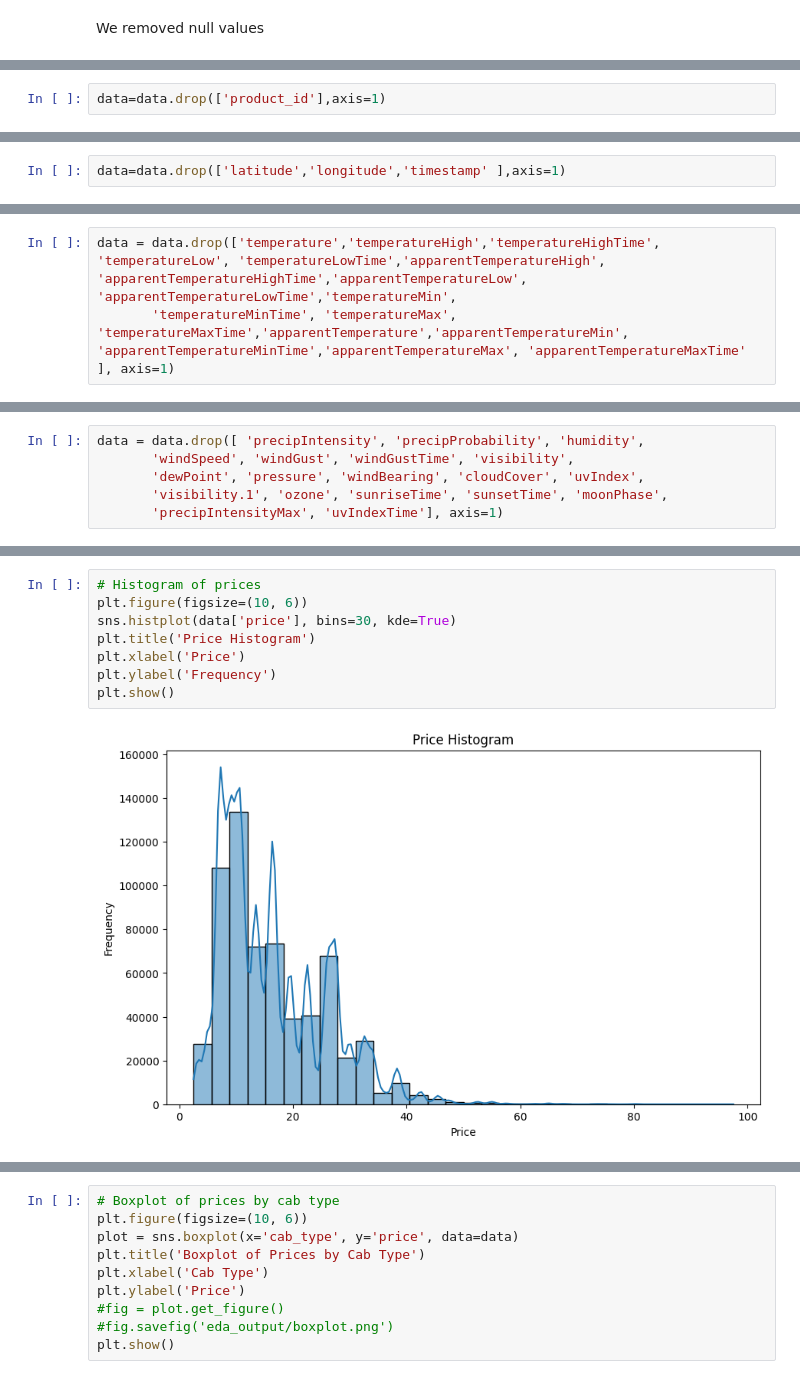
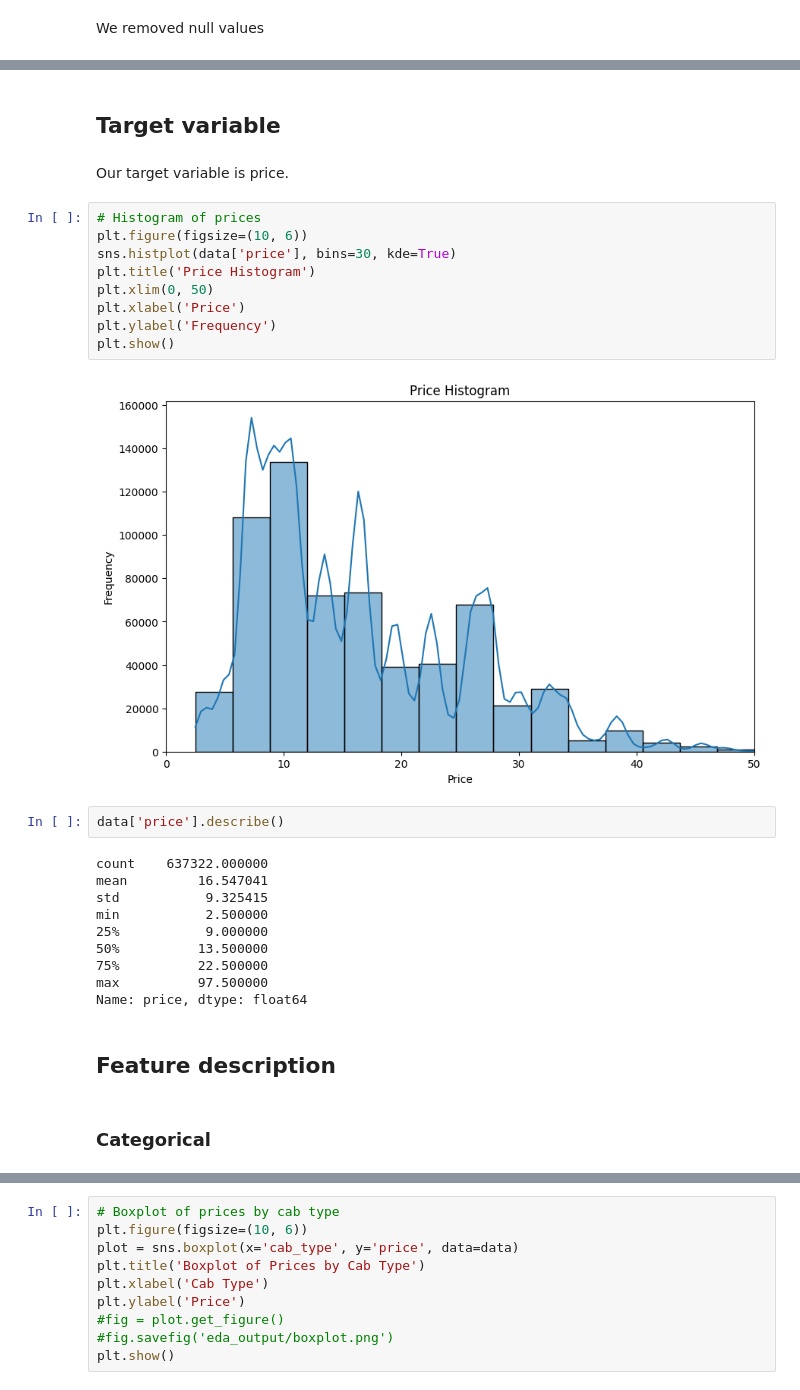
Before and after one commit to kasiadybcio/ML_2_regression-, a Jupyter notebook: notebooks/1. eda.ipynb, the cells around one changed output, grey strips where cells are left out. Drawn from its saved outputs; the diff is of its cells as text.

```diff
--- a/notebooks/1. eda.ipynb
+++ b/notebooks/1. eda.ipynb
@@ -211,2 +188,0 @@ Name: product_id, dtype: object
-# %%
-data=data.drop(['product_id'],axis=1)
@@ -215,2 +188,0 @@ We can also get rid of latitude and longitude
-# %%
-data=data.drop(['latitude','longitude','timestamp' ],axis=1)
@@ -249,3 +188,0 @@ We are getting rid of tempareture features as they do not impact price
-# %%
-data = data.drop(['temperature','temperatureHigh','temperatureHighTime', 'temperatureLow', 'temperatureLowTime','apparentTemperatureHigh', 'apparentTemperatureHighTime','apparentTemperatureLow', 'apparentTemperatureLowTime','temperatureMin',
-       'temperatureMinTime', 'temperatureMax', 'temperatureMaxTime','apparentTemperature','apparentTemperatureMin', 'apparentTemperatureMinTime','apparentTemperatureMax', 'apparentTemperatureMaxTime' ], axis=1)
@@ -278,6 +188,0 @@ price_corr.plot.bar()
-# %%
-data = data.drop([ 'precipIntensity', 'precipProbability', 'humidity',
-       'windSpeed', 'windGust', 'windGustTime', 'visibility',
-       'dewPoint', 'pressure', 'windBearing', 'cloudCover', 'uvIndex',
-       'visibility.1', 'ozone', 'sunriseTime', 'sunsetTime', 'moonPhase',
-       'precipIntensityMax', 'uvIndexTime'], axis=1)
@@ -308,10 +189,31 @@ Name: price, dtype: float64
-# %%
-# Histogram of prices
-plt.figure(figsize=(10, 6))
-sns.histplot(data['price'], bins=30, kde=True)
-plt.title('Price Histogram')
-plt.xlabel('Price')
-plt.ylabel('Frequency')
-plt.show()
-# %% [output]
-[figure, removed]
+# %% [markdown]
+## Target variable
+# %% [markdown]
+Our target variable is price.
+# %%
+# Histogram of prices
+plt.figure(figsize=(10, 6))
+sns.histplot(data['price'], bins=30, kde=True)
+plt.title('Price Histogram')
+plt.xlim(0, 50)
+plt.xlabel('Price')
+plt.ylabel('Frequency')
+plt.show()
+# %% [output]
+[figure, added]
+# %%
+data['price'].describe()
+# %% [output]
+count    637322.000000
+mean         16.547041
+std           9.325415
+min           2.500000
+25%           9.000000
+50%          13.500000
+75%          22.500000
+max          97.500000
+Name: price, dtype: float64
+# %% [markdown]
+## Feature description
+# %% [markdown]
+### Categorical
```
Also changed, not shown: parts of 38 cells of this notebook, 3 other files.
